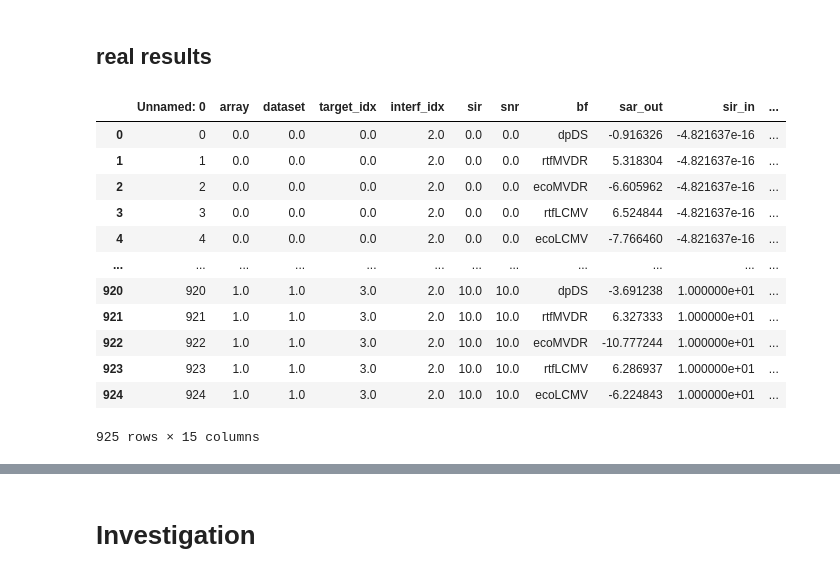
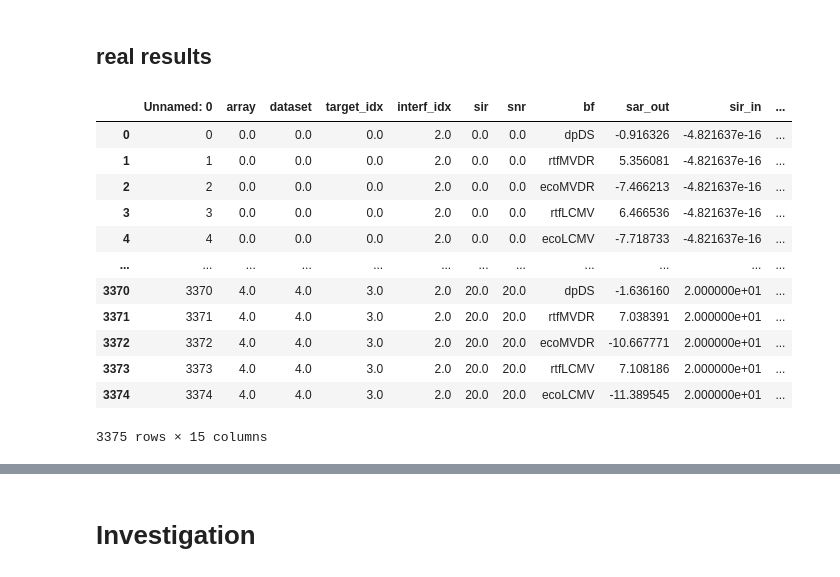
Before and after one commit to Chutlhu/dEchorate, a Jupyter notebook: notebooks/Echo aware Beamforming - results.ipynb, the cells around one changed output, grey strips where cells are left out. Cells and saved outputs as stored; diff of their text form; code cells hidden in the pictures.

```diff
--- a/notebooks/Echo aware Beamforming - results.ipynb
+++ b/notebooks/Echo aware Beamforming - results.ipynb
@@ -27,20 +29,20 @@ results_synt
 # %% [markdown]
 ## real results
 # %%
-path_to_data = '../recipes/echo_aware_processing/results_real.csv'
+path_to_data = '../recipes/echo_aware_processing/results.csv'
 results_real = pd.read_csv(path_to_data)
 results_real
 # %% [output]
 |  | Unnamed: 0 | array | dataset | target_idx | interf_idx | sir | snr | bf | sar_out | sir_in | ... |
 | 0 | 0 | 0.0 | 0.0 | 0.0 | 2.0 | 0.0 | 0.0 | dpDS | -0.916326 | -4.821637e-16 | ... |
-| 1 | 1 | 0.0 | 0.0 | 0.0 | 2.0 | 0.0 | 0.0 | rtfMVDR | 5.318304 | -4.821637e-16 | ... |
-| 2 | 2 | 0.0 | 0.0 | 0.0 | 2.0 | 0.0 | 0.0 | ecoMVDR | -6.605962 | -4.821637e-16 | ... |
-| 3 | 3 | 0.0 | 0.0 | 0.0 | 2.0 | 0.0 | 0.0 | rtfLCMV | 6.524844 | -4.821637e-16 | ... |
-| 4 | 4 | 0.0 | 0.0 | 0.0 | 2.0 | 0.0 | 0.0 | ecoLCMV | -7.766460 | -4.821637e-16 | ... |
+| 1 | 1 | 0.0 | 0.0 | 0.0 | 2.0 | 0.0 | 0.0 | rtfMVDR | 5.356081 | -4.821637e-16 | ... |
+| 2 | 2 | 0.0 | 0.0 | 0.0 | 2.0 | 0.0 | 0.0 | ecoMVDR | -7.466213 | -4.821637e-16 | ... |
+| 3 | 3 | 0.0 | 0.0 | 0.0 | 2.0 | 0.0 | 0.0 | rtfLCMV | 6.466536 | -4.821637e-16 | ... |
+| 4 | 4 | 0.0 | 0.0 | 0.0 | 2.0 | 0.0 | 0.0 | ecoLCMV | -7.718733 | -4.821637e-16 | ... |
 | ... | ... | ... | ... | ... | ... | ... | ... | ... | ... | ... | ... |
-| 920 | 920 | 1.0 | 1.0 | 3.0 | 2.0 | 10.0 | 10.0 | dpDS | -3.691238 | 1.000000e+01 | ... |
-| 921 | 921 | 1.0 | 1.0 | 3.0 | 2.0 | 10.0 | 10.0 | rtfMVDR | 6.327333 | 1.000000e+01 | ... |
-| 922 | 922 | 1.0 | 1.0 | 3.0 | 2.0 | 10.0 | 10.0 | ecoMVDR | -10.777244 | 1.000000e+01 | ... |
-| 923 | 923 | 1.0 | 1.0 | 3.0 | 2.0 | 10.0 | 10.0 | rtfLCMV | 6.286937 | 1.000000e+01 | ... |
-| 924 | 924 | 1.0 | 1.0 | 3.0 | 2.0 | 10.0 | 10.0 | ecoLCMV | -6.224843 | 1.000000e+01 | ... |
+| 3370 | 3370 | 4.0 | 4.0 | 3.0 | 2.0 | 20.0 | 20.0 | dpDS | -1.636160 | 2.000000e+01 | ... |
+| 3371 | 3371 | 4.0 | 4.0 | 3.0 | 2.0 | 20.0 | 20.0 | rtfMVDR | 7.038391 | 2.000000e+01 | ... |
+| 3372 | 3372 | 4.0 | 4.0 | 3.0 | 2.0 | 20.0 | 20.0 | ecoMVDR | -10.667771 | 2.000000e+01 | ... |
+| 3373 | 3373 | 4.0 | 4.0 | 3.0 | 2.0 | 20.0 | 20.0 | rtfLCMV | 7.108186 | 2.000000e+01 | ... |
+| 3374 | 3374 | 4.0 | 4.0 | 3.0 | 2.0 | 20.0 | 20.0 | ecoLCMV | -11.389545 | 2.000000e+01 | ... |
-925 rows × 15 columns
+3375 rows × 15 columns
```
Also changed, not shown: parts of 12 cells of this notebook, 13 other files.
